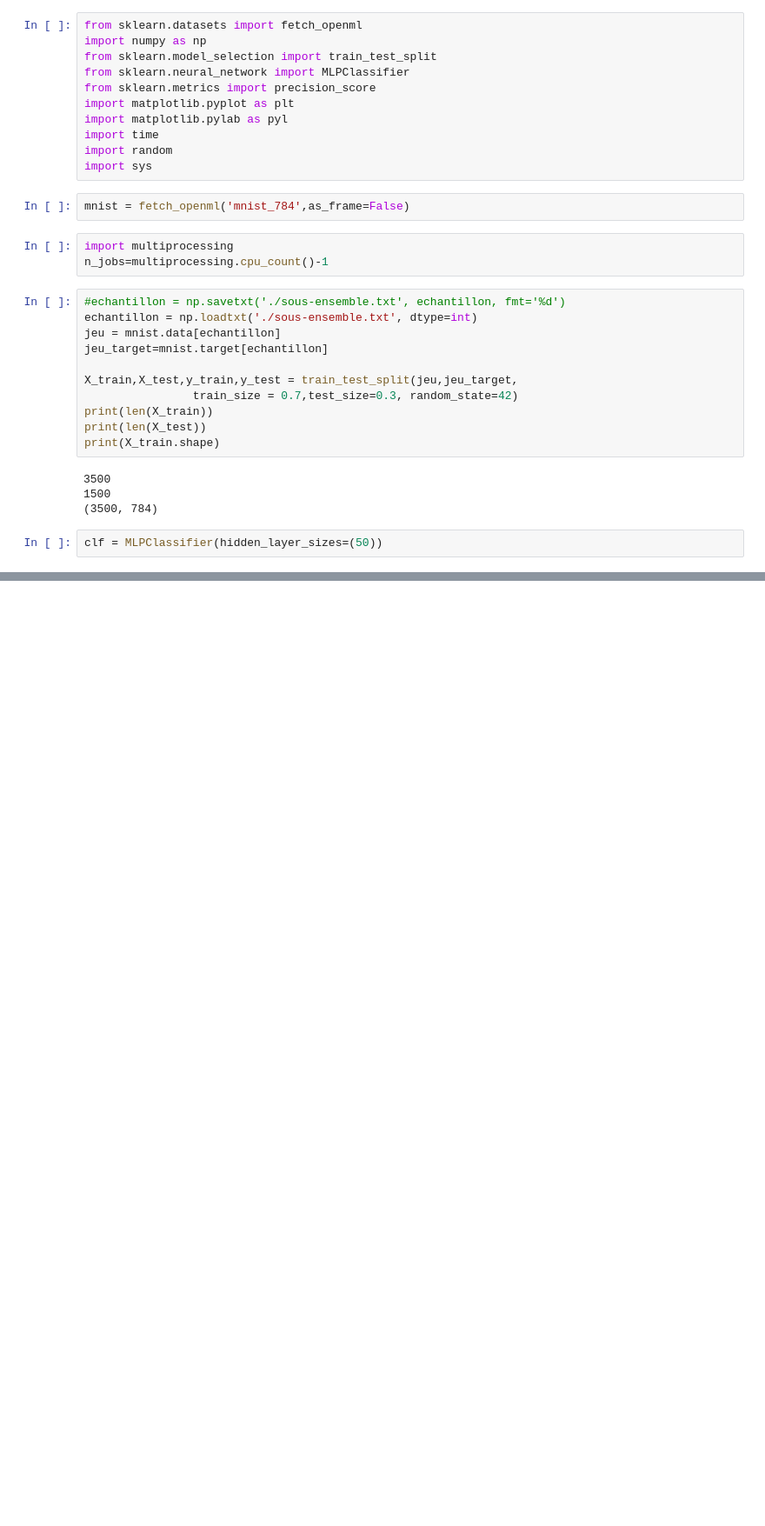
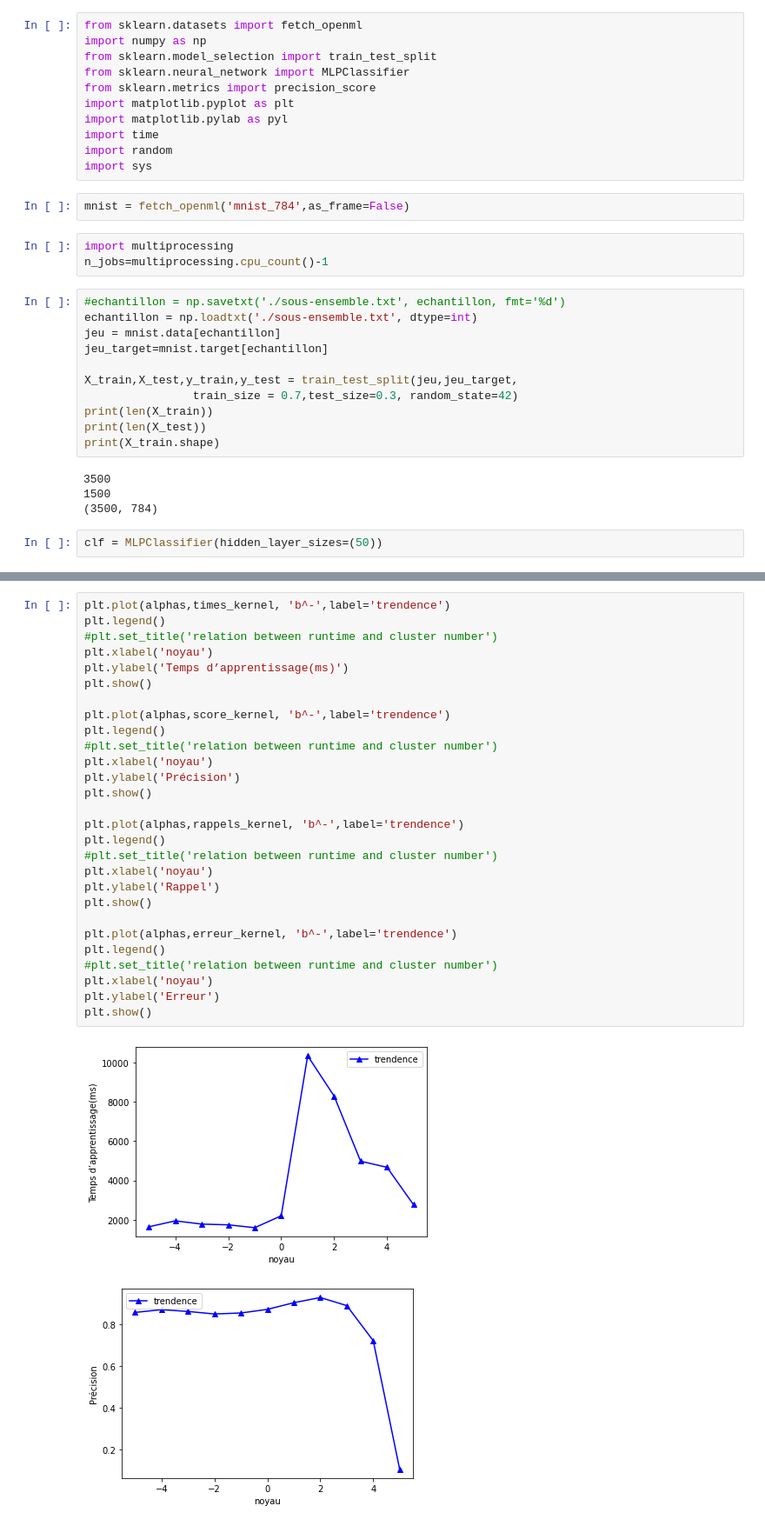
Before and after one commit to iattach/TP_Apprentissage_Sup, a Jupyter notebook: TP2-sample.ipynb, the cells around one changed output, grey strips where cells are left out. Shown at 87% size. Saved outputs shown, nothing was run; the diff lists cells and outputs as text; blank space fills up the shorter version.

```diff
--- a/TP2-sample.ipynb
+++ b/TP2-sample.ipynb
@@ -131,0 +324,31 @@ for i in range(1,11):
+# %%
+plt.plot(alphas,times_kernel, 'b^-',label='trendence')
+plt.legend()
+#plt.set_title('relation between runtime and cluster number')
+plt.xlabel('noyau')
+plt.ylabel('Temps d’apprentissage(ms)')
+plt.show()
+
+plt.plot(alphas,score_kernel, 'b^-',label='trendence')
+plt.legend()
+#plt.set_title('relation between runtime and cluster number')
+plt.xlabel('noyau')
+plt.ylabel('Précision')
+plt.show()
+
+plt.plot(alphas,rappels_kernel, 'b^-',label='trendence')
+plt.legend()
+#plt.set_title('relation between runtime and cluster number')
+plt.xlabel('noyau')
+plt.ylabel('Rappel')
+plt.show()
+
+plt.plot(alphas,erreur_kernel, 'b^-',label='trendence')
+plt.legend()
+#plt.set_title('relation between runtime and cluster number')
+plt.xlabel('noyau')
+plt.ylabel('Erreur')
+plt.show()
+# %% [output]
+[figure, added]
+[figure, added]
```
Also changed, not shown: parts of 12 cells of this notebook.
